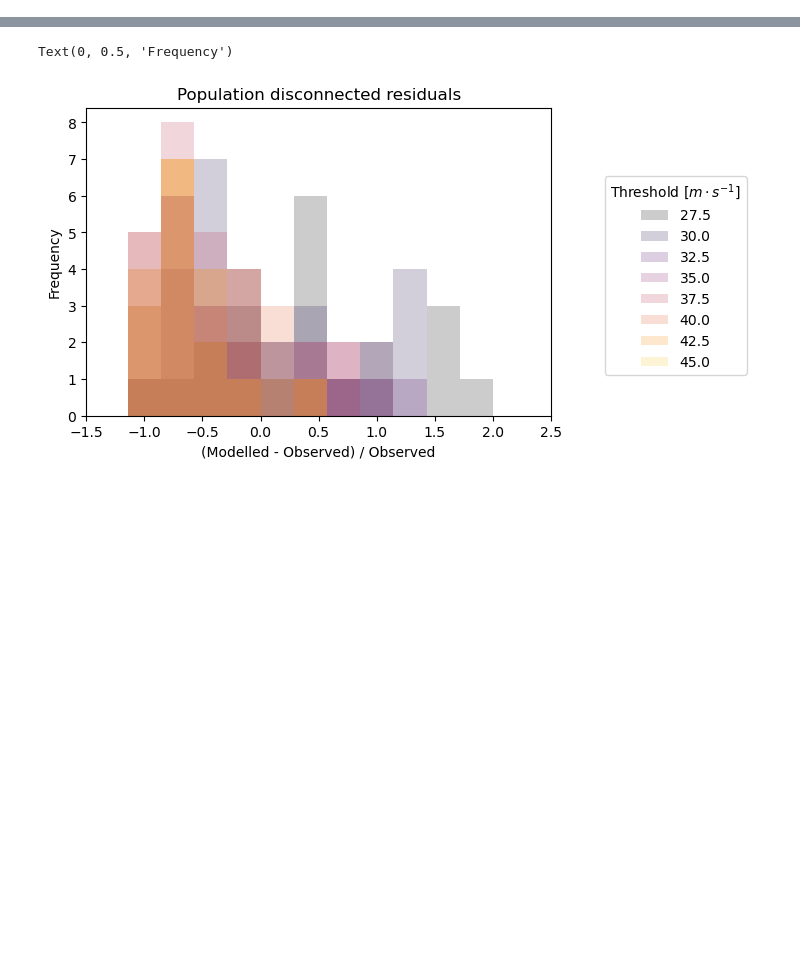
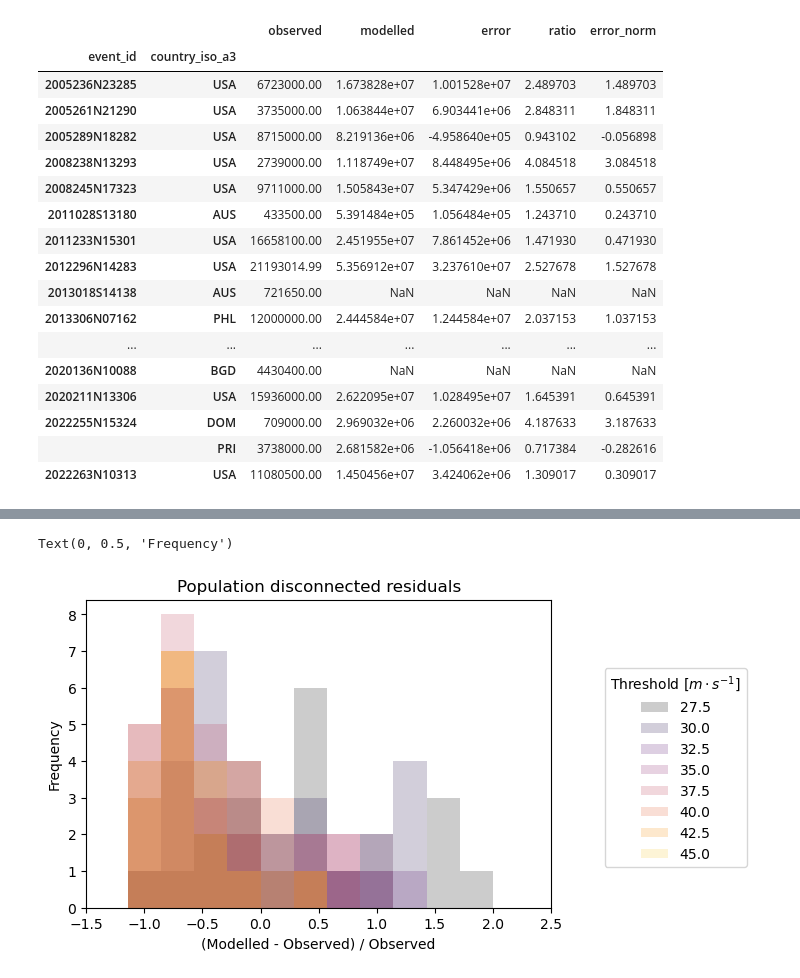
Before and after one commit to nismod/open-gira, a Jupyter notebook: validation/outage_model_validation.ipynb, the cells around one changed output, grey strips where cells are left out. Cells and saved outputs as stored; diff of their text form; code cells hidden in the pictures; blank space fills up the shorter version.

```diff
--- a/validation/outage_model_validation.ipynb
+++ b/validation/outage_model_validation.ipynb
@@ -114,6 +112,28 @@ for threshold in ds.threshold.values:
     concat = pd.concat(by_storm)
     concat.index.names = ["event_id", "country_iso_a3"]
     by_threshold[threshold] = concat
+# %%
+# example validation table
+by_threshold[27.5]
+# %% [output]
+|  |  | observed | modelled | error | ratio | error_norm |
+| event_id | country_iso_a3 |  |  |  |  |  |
+| 2005236N23285 | USA | 6723000.00 | 1.673828e+07 | 1.001528e+07 | 2.489703 | 1.489703 |
+| 2005261N21290 | USA | 3735000.00 | 1.063844e+07 | 6.903441e+06 | 2.848311 | 1.848311 |
+| 2005289N18282 | USA | 8715000.00 | 8.219136e+06 | -4.958640e+05 | 0.943102 | -0.056898 |
+| 2008238N13293 | USA | 2739000.00 | 1.118749e+07 | 8.448495e+06 | 4.084518 | 3.084518 |
+| 2008245N17323 | USA | 9711000.00 | 1.505843e+07 | 5.347429e+06 | 1.550657 | 0.550657 |
+| 2011028S13180 | AUS | 433500.00 | 5.391484e+05 | 1.056484e+05 | 1.243710 | 0.243710 |
+| 2011233N15301 | USA | 16658100.00 | 2.451955e+07 | 7.861452e+06 | 1.471930 | 0.471930 |
+| 2012296N14283 | USA | 21193014.99 | 5.356912e+07 | 3.237610e+07 | 2.527678 | 1.527678 |
+| 2013018S14138 | AUS | 721650.00 | NaN | NaN | NaN | NaN |
+| 2013306N07162 | PHL | 12000000.00 | 2.444584e+07 | 1.244584e+07 | 2.037153 | 1.037153 |
+| ... | ... | ... | ... | ... | ... | ... |
+| 2020136N10088 | BGD | 4430400.00 | NaN | NaN | NaN | NaN |
+| 2020211N13306 | USA | 15936000.00 | 2.622095e+07 | 1.028495e+07 | 1.645391 | 0.645391 |
+| 2022255N15324 | DOM | 709000.00 | 2.969032e+06 | 2.260032e+06 | 4.187633 | 3.187633 |
+|  | PRI | 3738000.00 | 2.681582e+06 | -1.056418e+06 | 0.717384 | -0.282616 |
+| 2022263N10313 | USA | 11080500.00 | 1.450456e+07 | 3.424062e+06 | 1.309017 | 0.309017 |
 # %%
 def categorical_cmap(cmap_name: str, categories: list) -> dict[str: tuple[float]]:
     scalar_mappable = matplotlib.cm.ScalarMappable(matplotlib.colors.Normalize(0, 1), cmap_name)
```
Also changed, not shown: parts of 6 cells of this notebook.
